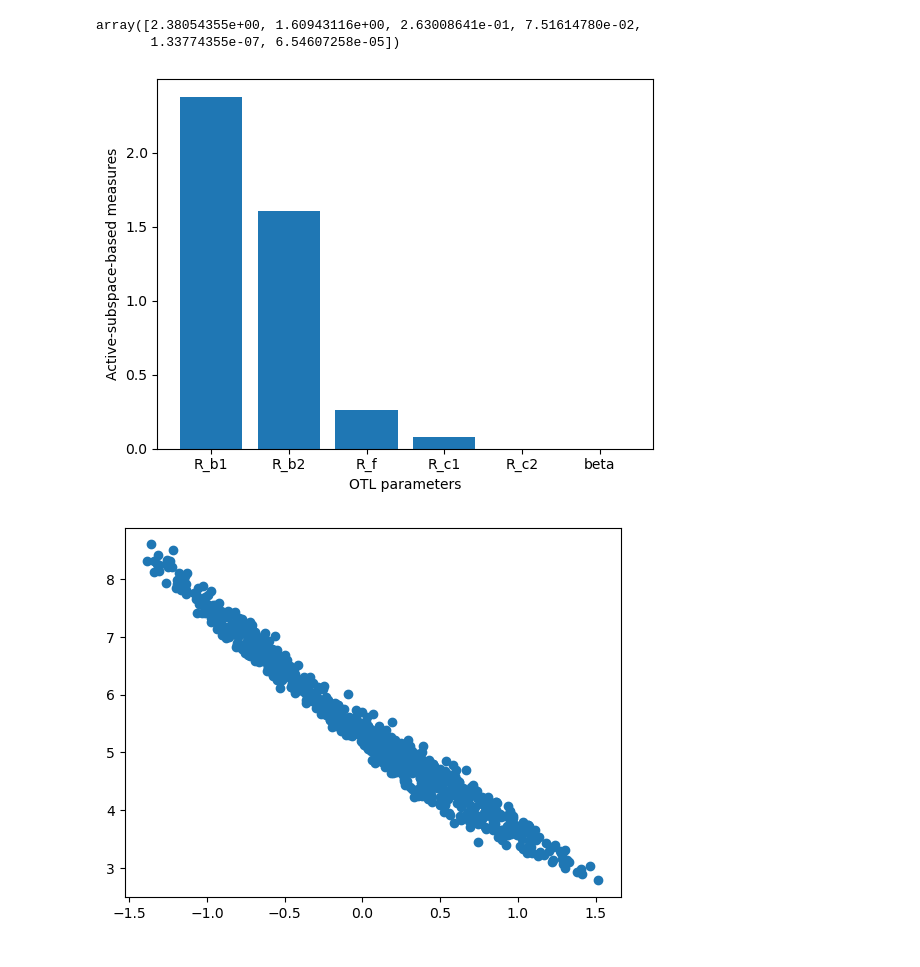
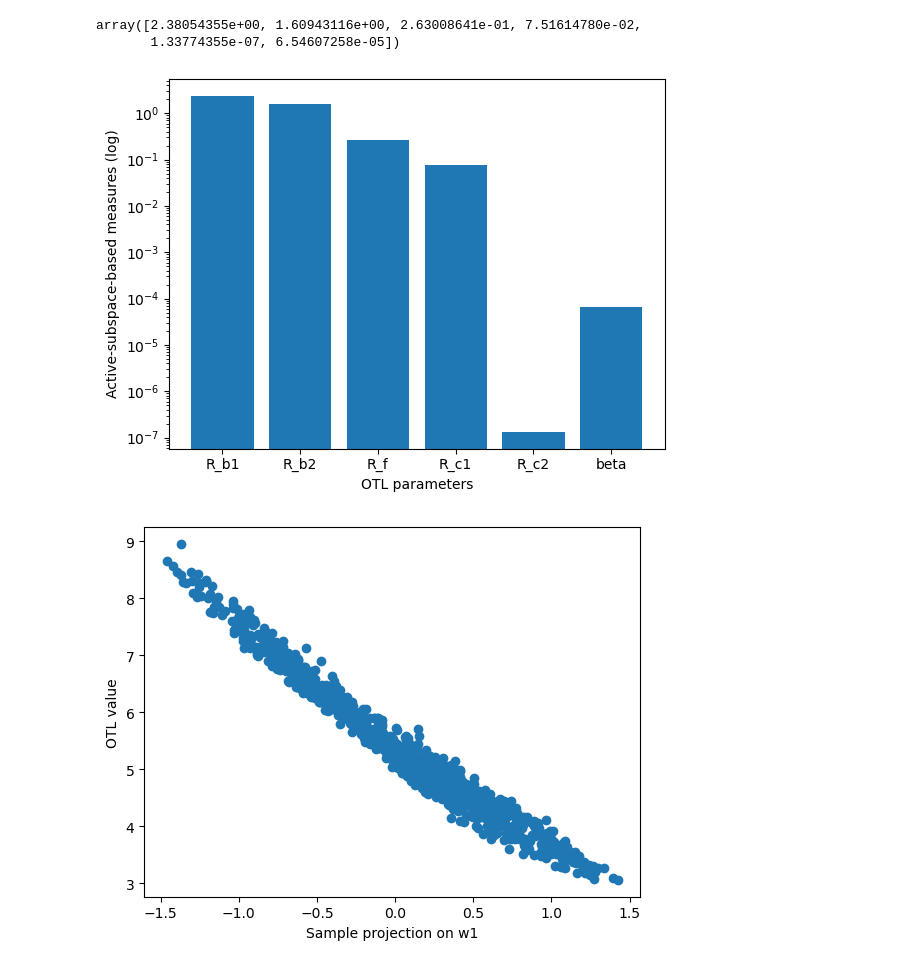
Before and after one commit to Maciess/SensitivityAnalysis, a Jupyter notebook: dawid_notebook.ipynb, the cells around one changed output. Saved outputs shown, nothing was run; the diff lists cells and outputs as text; code cells hidden in the pictures.

```diff
--- a/dawid_notebook.ipynb
+++ b/dawid_notebook.ipynb
@@ -223,12 +304,12 @@ array([2.38054355e+00, 1.60943116e+00, 2.63008641e-01, 7.51614780e-02,
        1.33774355e-07, 6.54607258e-05])
 # %%
 plt.bar(["R_b1", "R_b2", "R_f", "R_c1", "R_c2", "beta"], asbm_values)
-plt.ylabel("Active-subspace-based measures")
+plt.ylabel("Active-subspace-based measures (log)")
 plt.xlabel("OTL parameters")
-# plt.yscale("log")
-plt.show()
+plt.yscale("log")
+plt.savefig("asbm-plot-log.png")
 # %% [output]
-[figure, old version]
+[figure, new version]
 # %%
 import numpy.random as npr
 
@@ -237,6 +318,8 @@ w1 = w[:,5]
 proj = np.apply_along_axis(lambda x, ww=w1: np.dot(x, ww), axis=1, arr=sample)
 
 plt.scatter(proj, otl_normalized(sample))
-plt.show()
+plt.xlabel("Sample projection on w1")
+plt.ylabel("OTL value")
+plt.savefig("scatter.png")
 # %% [output]
-[figure, old version]
+[figure, new version]
```
Also changed, not shown: parts of 14 cells of this notebook.
